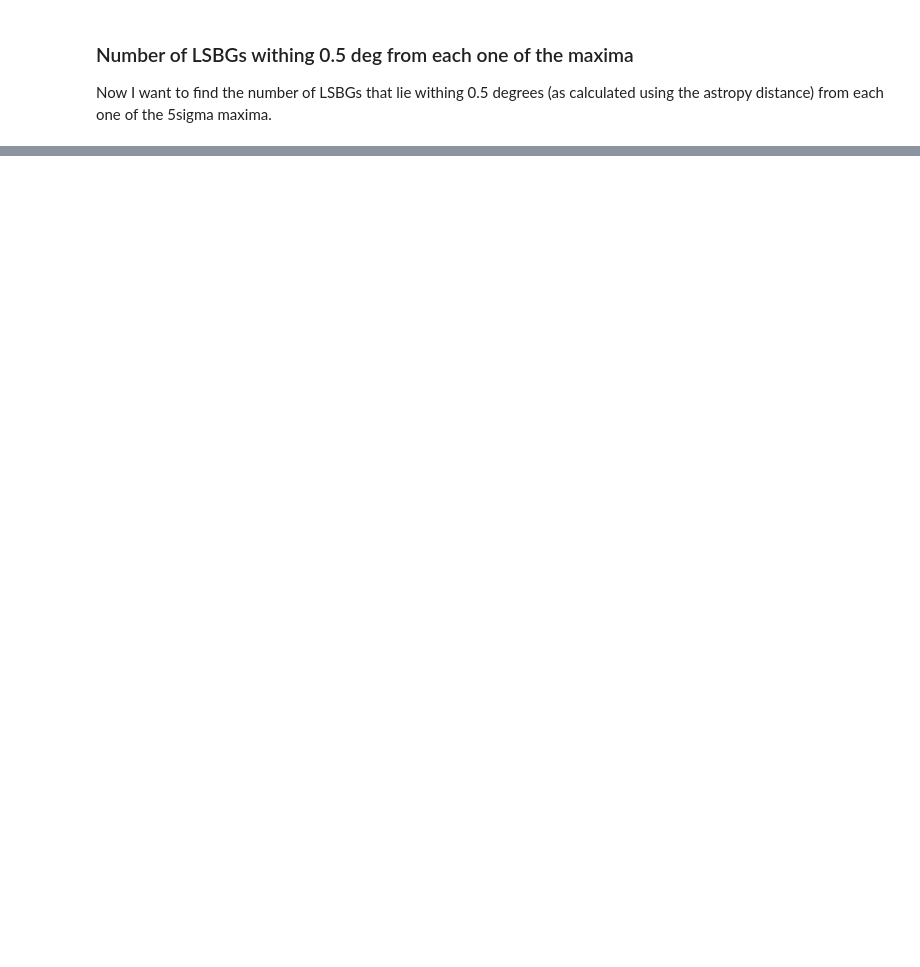
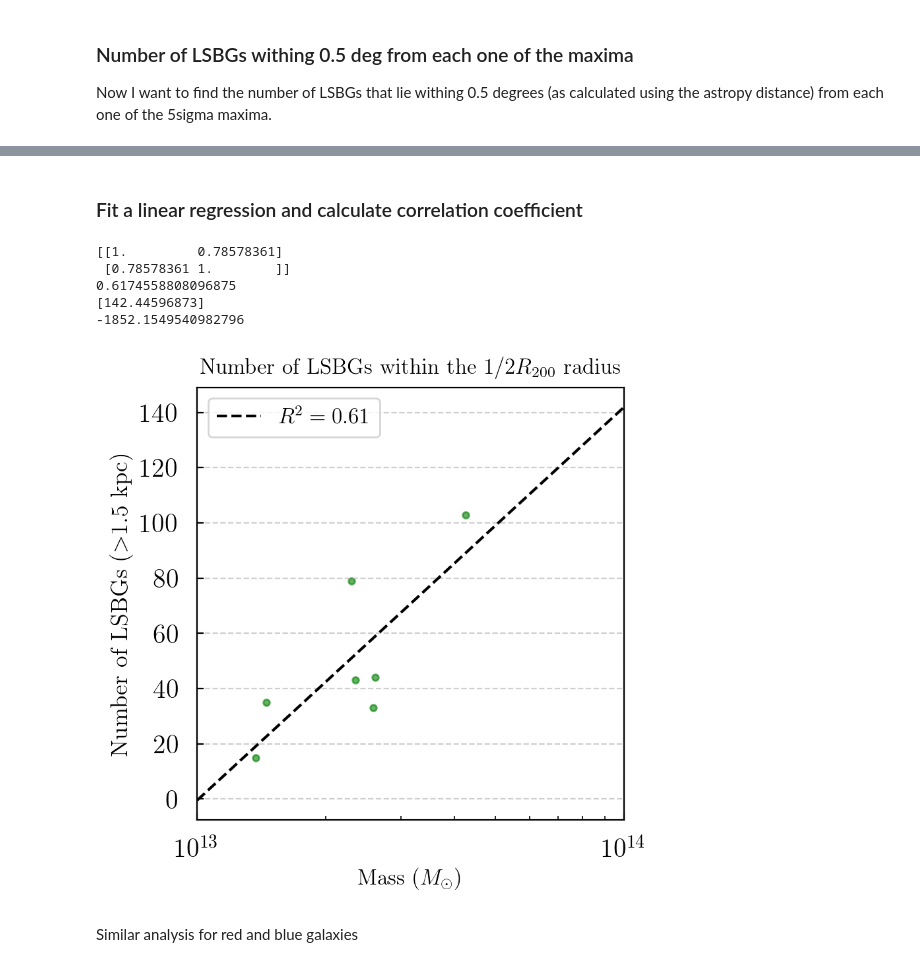
Before and after one commit to dtanoglidis/LSBG-final-codes, a Jupyter notebook: Cluster_Finding.ipynb, the cells around one changed output, grey strips where cells are left out. Saved outputs shown, nothing was run; the diff lists cells and outputs as text; code cells hidden in the pictures; blank space fills up the shorter version.

```diff
--- a/Cluster_Finding.ipynb
+++ b/Cluster_Finding.ipynb
@@ -630,3 +616,0 @@ are_good = [1,7,15,34,39,68,71,78]
-# %%
-i= 87
-print(Association_names[i])
@@ -733,0 +671,4 @@ peak_df.head()
+# %%
+# Create an array with the X-ray luminosities
+Lum = [0.074,0.002,0.195,0.036,0.077,1.568,0.597,0.156,0.089,0.164,0.268,0.754,4.416,0.091,0.889,
+      0.503,0.316,1.079,0.033,0.481,0.527,0.403,5.405,0.001,0.113]
@@ -733,0 +733,11 @@ peak_df.head()
+# %%
+# Import effective radius in arcsec
+r_eff_g = LSBG_df['r_eff_g'].values
+
+# Also Magnitudes
+mag_g = LSBG_df['mag_gfm_g_corr'].values
+mag_r = LSBG_df['mag_gfm_r_corr'].values
+mag_i = LSBG_df['mag_gfm_i_corr'].values
+
+#Define color
+col_g_i = mag_g - mag_i
@@ -733,0 +881,53 @@ peak_df.head()
+# %% [markdown]
+### Fit a linear regression and calculate correlation coefficient
+# %%
+cut = (dist_xray>30)&(dist_xray<123)
+from sklearn.linear_model import LinearRegression
+
+log_Mass = np.log10(Mass_clust[cut]*(1.0e14))
+
+#Calculate and print correlation coefficient between log mass an number of LSBGs
+print(np.corrcoef(log_Mass,number_large_200[cut]))
+
+reg = LinearRegression().fit(log_Mass.reshape(-1,1), number_large_200[cut])
+
+print(reg.score(log_Mass.reshape(-1,1), number_large_200[cut]))
+
+print(reg.coef_)
+print(reg.intercept_)
+# %% [output]
+[[1.         0.78578361]
+ [0.78578361 1.        ]]
+0.6174558808096875
+[142.44596873]
+-1852.1549540982796
+# %%
+x = np.linspace(13,14,100)
+
+y = -1852.15+ 142.44*x
+x = 10**x
+# %%
+cut = (dist_xray>30)&(dist_xray<123)
+
+plt.figure(figsize = (4.5,4.5))
+
+plt.scatter(Mass_clust[cut]*(1.0e14),number_large_200[cut],c='green',alpha=0.6,s=12)
+plt.plot(x,y,ls='--',c='k', label='$R^2=0.61$')
+plt.xscale('log')
+#plt.yscale('log')
+plt.grid(ls='--', axis='both' ,alpha=0.6)
+
+plt.title('Number of LSBGs within the $1/2 R_{200}$ radius',fontsize=12)
+plt.xlabel("Mass ($M_\odot$)",fontsize=12)
+plt.ylabel('Number of LSBGs ($>$1.5 kpc)',fontsize=13)
+
+plt.xlim(1e13,1e14)
+
+plt.legend(loc='upper left', frameon=True, fontsize=12)
+plt.tight_layout()
+plt.savefig('Mass_number.png', dpi=300)
+plt.show()
+# %% [output]
+[figure, added]
+# %% [markdown]
+Similar analysis for red and blue galaxies
```
Also changed, not shown: parts of 95 cells of this notebook, 9 other files.
